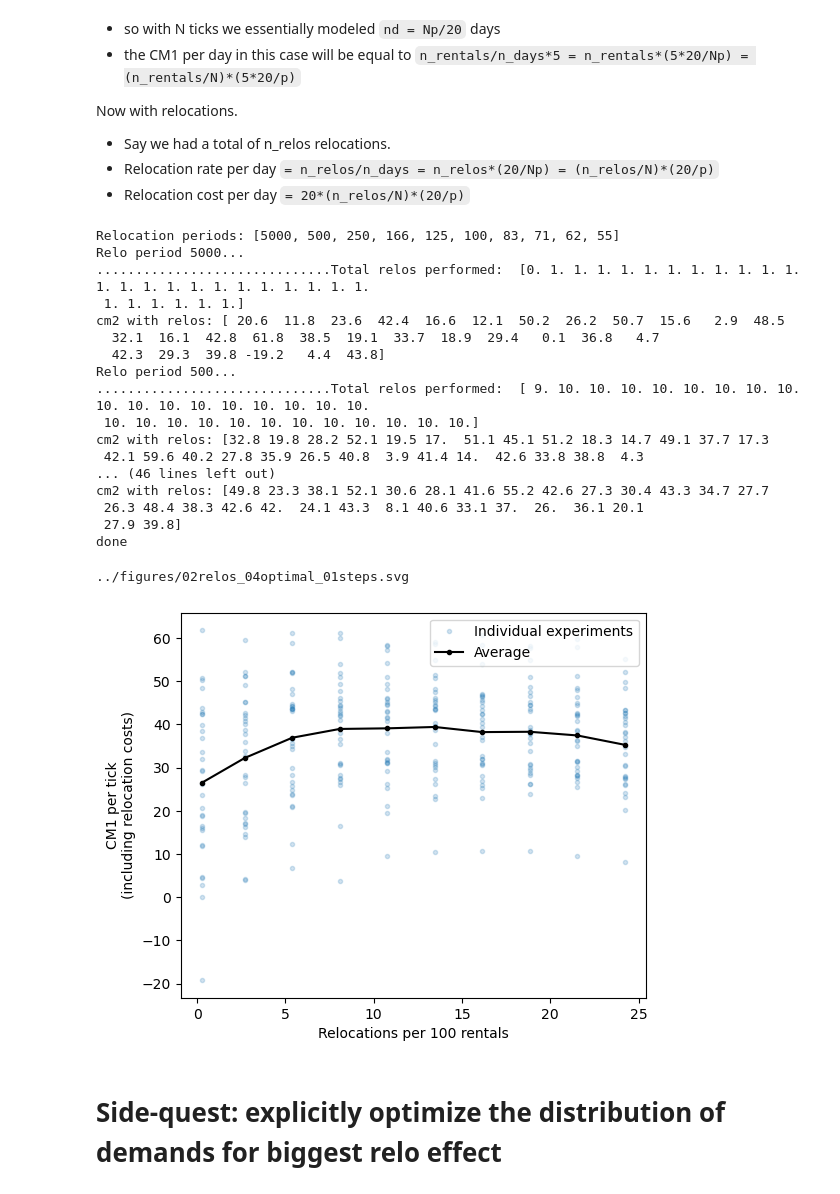
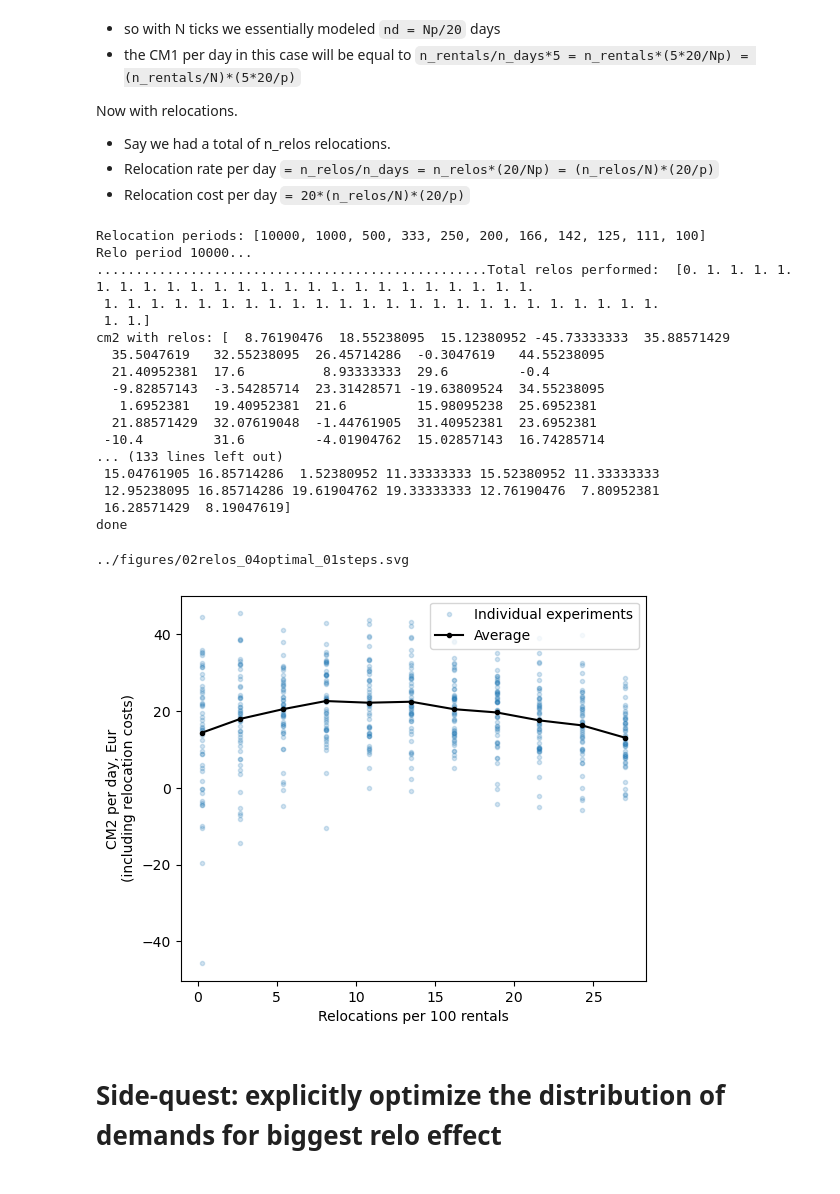
Before and after one commit to khakhalin/carsharing101, a Jupyter notebook: scripts/02relos_02stations.ipynb, the cells around one changed output. Cells and saved outputs as stored; diff of their text form; code cells hidden in the pictures.

Commit message:
Trying to improve optimal relos

```diff
--- a/scripts/02relos_02stations.ipynb
+++ b/scripts/02relos_02stations.ipynb
@@ -8,9 +9,17 @@ from types import SimpleNamespace
 # %%
+def update_config(cfg):
+    # To interpret our data financially,  renormalize them to typical daily values for real cities
+    # cfg.cm1_factor = 20*5/max(cfg.demand) # Assume 20 trips/day from the hottest zone, and 5 €/trip CM1
+    cfg.cm1_factor = 100*5/sum(cfg.demand)  # Let's insist on 100 rentals a day, to be able to directly compare different demand shapes
+    cfg.cm2_factor = 20
+    cfg.relo_cost = 20
+    return cfg
+
 def get_config(scenario, **kwargs):
     """Return a config of values as a SimpleNamespace."""
     d = {}
     d['n_stations'] = 10
-    d['n_cars'] = 20
+    d['n_cars'] = 10
     d['relo_period'] = 50
 
     d['n_steps_preparation'] = 20000 # For how many steps stats are NOT collected
@@ -20,7 +29,9 @@ def get_config(scenario, **kwargs):
 
     out = SimpleNamespace(**d)
 
-    # Now set any manual corrections, if any
+    # Now set any manual corrections, if any.
+    # Warning: as we're doing it here, all properties that are set afterwards are not settable via get_config(key=value) interface.
+    # It's not a good design, but also this is just a notebook, not a package.
     for key, value in kwargs.items():
         setattr(out, key, value)
 
@@ -31,18 +42,17 @@ def get_config(scenario, **kwargs):
         out.demand = np.array([1/(1+i) for i in range(out.n_stations)])  # Drop-off
     elif scenario == 'steps':
         out.demand = np.arange(out.n_stations, 0, -1)
-        out.demand[:len(out.demand) // 2] += out.n_stations
+        out.demand[:len(out.demand) // 2] += out.n_stations*1  # Step-like change
     elif scenario == 'cosine':
         out.demand = np.array([np.cos(i/(out.n_stations-1)*np.pi) + 1.2 for i in range(out.n_stations)])  # Hat
 
-    out.demand = out.demand / out.demand.max() * 0.2  # For a Poisson approximation to be true, we need to keep this low enough
-    # Note that the actual p values don't matter for CM2 calculations, as we set the CM1 coefficient manually anyways (below)
-    # The only two things that matter here are that 1) the distribution is correct,
+    out.demand = out.demand / out.demand.max() * 0.1
+    # We need to keep these values low enough, for our binomial process to represent a Poisson process well enough.
+    # The actual scaling factor doesn't matter much for CM2 calculations, as we set the CM1 coefficient manually anyways (below)
+    # The only two things that matter here are that 1) the shape of the distribution is correct,
     # 2) the values are small enough to resemble Poisson process
 
-    # To interpret our data financially,  renormalize them to typical daily values for real cities
-    out.cm1_factor = 20*5/max(out.demand) # Assume 20 trips/day from the hottest zone, and 5 €/trip CM1
-    out.cm2_factor = 20
+    out = update_config(out)
     return out
 
 # Practical test
@@ -57,11 +67,13 @@ plt.title("Demand per station");
 # %%
 # Main loop
 
-def run_model(cfg):
-    np.random.seed(1)
+def run_model(cfg, seed=None):
+    if seed is None:
+        seed = int(time.time() * 1000000) % 2**32
+    np.random.seed(seed)
+
+    # Make copies of some variables for brevity reasons
     n_steps = cfg.n_steps_preparation + cfg.n_steps_per_experiment*cfg.n_experiments
-
-    # Make copies of some variables for brevity reasons only
     n_stations = cfg.n_stations
     demand = cfg.demand
 
@@ -280,8 +292,8 @@ Now with relocations.
 # (Make sure to load a correct scenario before running this one)
 
 scenario = "steps"
-n_experiments = 30
-n_steps_per_experiment = 5000
+n_experiments = 50
+n_steps_per_experiment = 10000
 
 total_n_relos = [1, 10, 20, 30, 40, 50, 60, 70, 80, 90, 100]
 relocation_periods = [int(n_steps_per_experiment/k) for k in total_n_relos]
@@ -307,41 +319,41 @@ for i, rpr in enumerate(relocation_periods):
 
 print("done")
 # %% [output]
-Relocation periods: [5000, 500, 250, 166, 125, 100, 83, 71, 62, 55]
-Relo period 5000...
-..............................Total relos performed:  [0. 1. 1. 1. 1. 1. 1. 1. 1. 1. 1. 1. 1. 1. 1. 1. 1. 1. 1. 1. 1. 1. 1. 1.
- 1. 1. 1. 1. 1. 1.]
-cm2 with relos: [ 20.6  11.8  23.6  42.4  16.6  12.1  50.2  26.2  50.7  15.6   2.9  48.5
-  32.1  16.1  42.8  61.8  38.5  19.1  33.7  18.9  29.4   0.1  36.8   4.7
-  42.3  29.3  39.8 -19.2   4.4  43.8]
-Relo period 500...
-..............................Total relos performed:  [ 9. 10. 10. 10. 10. 10. 10. 10. 10. 10. 10. 10. 10. 10. 10. 10. 10. 10.
- 10. 10. 10. 10. 10. 10. 10. 10. 10. 10. 10. 10.]
-cm2 with relos: [32.8 19.8 28.2 52.1 19.5 17.  51.1 45.1 51.2 18.3 14.7 49.1 37.7 17.3
- 42.1 59.6 40.2 27.8 35.9 26.5 40.8  3.9 41.4 14.  42.6 33.8 38.8  4.3
-... (46 lines left out)
-cm2 with relos: [49.8 23.3 38.1 52.1 30.6 28.1 41.6 55.2 42.6 27.3 30.4 43.3 34.7 27.7
- 26.3 48.4 38.3 42.6 42.  24.1 43.3  8.1 40.6 33.1 37.  26.  36.1 20.1
- 27.9 39.8]
+Relocation periods: [10000, 1000, 500, 333, 250, 200, 166, 142, 125, 111, 100]
+Relo period 10000...
+..................................................Total relos performed:  [0. 1. 1. 1. 1. 1. 1. 1. 1. 1. 1. 1. 1. 1. 1. 1. 1. 1. 1. 1. 1. 1. 1. 1.
+ 1. 1. 1. 1. 1. 1. 1. 1. 1. 1. 1. 1. 1. 1. 1. 1. 1. 1. 1. 1. 1. 1. 1. 1.
+ 1. 1.]
+cm2 with relos: [  8.76190476  18.55238095  15.12380952 -45.73333333  35.88571429
+  35.5047619   32.55238095  26.45714286  -0.3047619   44.55238095
+  21.40952381  17.6          8.93333333  29.6         -0.4
+  -9.82857143  -3.54285714  23.31428571 -19.63809524  34.55238095
+   1.6952381   19.40952381  21.6         15.98095238  25.6952381
+  21.88571429  32.07619048  -1.44761905  31.40952381  23.6952381
+ -10.4         31.6         -4.01904762  15.02857143  16.74285714
+... (133 lines left out)
+ 15.04761905 16.85714286  1.52380952 11.33333333 15.52380952 11.33333333
+ 12.95238095 16.85714286 19.61904762 19.33333333 12.76190476  7.80952381
+ 16.28571429  8.19047619]
 done
 # %%
 # Save figure
 plt.figure(figsize=(6,5))
 # x = total_n_relos/(max(cfg.demand)*n_steps_per_experiment)*20
 x = total_n_relos/out.n_rentals.mean()*100
 plt.plot(list(x)*n_experiments, cm2_memory.flatten(), '.', color='tab:blue', alpha=0.2,
          label="Individual experiments");
 plt.plot(x, cm2_memory.mean(axis=0), 'k.-', label='Average');
 plt.xlabel("Relocations per 100 rentals")
-plt.ylabel("CM1 per tick\n(including relocation costs)");
+plt.ylabel("CM2 per day, Eur\n(including relocation costs)");
 plt.legend(loc="upper right")
 
 file_name = f"../figures/02relos_04optimal_01{scenario}.svg"
 print(file_name)
 plt.savefig(file_name, dpi=300)
 # %% [output]
 ../figures/02relos_04optimal_01steps.svg
-[figure, old version]
+[figure, new version]
 # %% [markdown]
 # Side-quest: explicitly optimize the distribution of demands for biggest relo effect
 # %%
```
Also changed, not shown: parts of 4 cells of this notebook, 2 other files.
